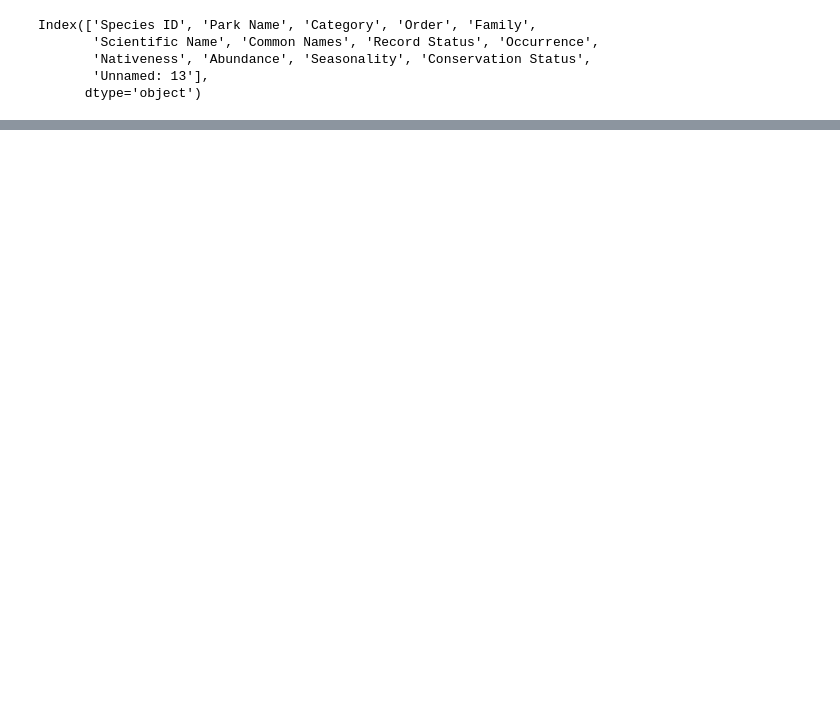
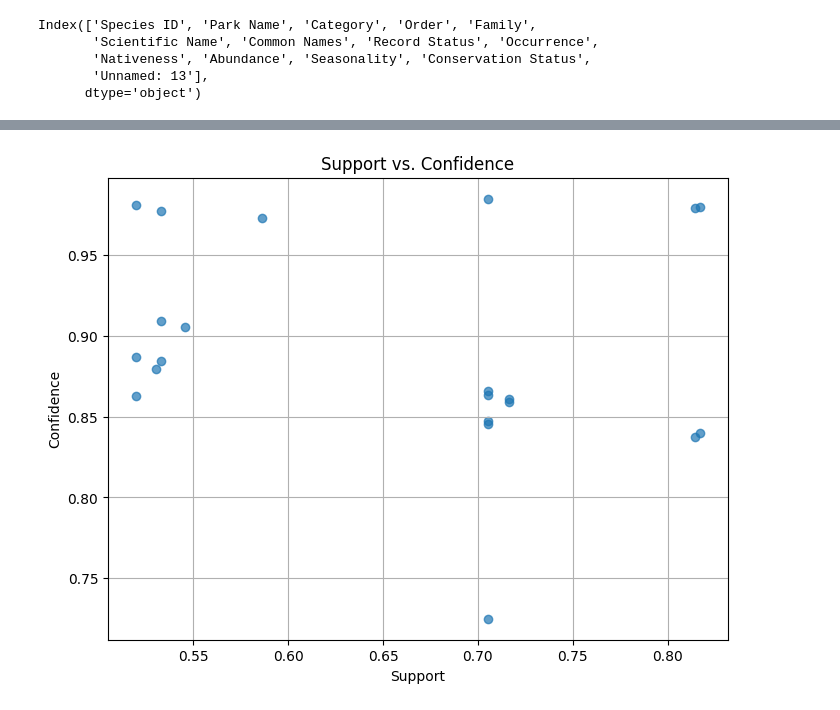
Before and after one commit to Arslan374/BDA-Assing-1, a Jupyter notebook: Assing-1.ipynb, the cells around one changed output, grey strips where cells are left out. Cells and saved outputs as stored; diff of their text form; code cells hidden in the pictures; blank space fills up the shorter version.

```diff
--- a/Assing-1.ipynb
+++ b/Assing-1.ipynb
@@ -112,38 +105,15 @@ Association Rules (Apriori):
 # %%
-
-
-# Assuming you have your association rules stored in a variable named 'association_rules'
-
 # Extract support and confidence values from the rules
-supports = rules_fpgrowth['support'].tolist()
-confidences = rules_fpgrowth['confidence'].tolist()
+supports = rules_apriori['support'].tolist()
+confidences = rules_apriori['confidence'].tolist()
 
 # Scatter plot for support vs confidence
 plt.figure(figsize=(8, 6))
 plt.scatter(supports, confidences, alpha=0.7)
 plt.xlabel('Support')
 plt.ylabel('Confidence')
 plt.title('Support vs. Confidence')
 plt.grid(True)
 plt.show()
-
-# Bar chart for support values
-plt.figure(figsize=(8, 6))
-sns.barplot(x=rules_fpgrowth.antecedents, y=supports)
-plt.xlabel('Antecedents')
-plt.ylabel('Support')
-plt.xticks(rotation=45)  # Rotate x-axis labels for better readability
-plt.title('Support of Association Rules')
-plt.tight_layout()
-plt.show()
-
-# (Optional) Heatmap for lift values (if available in your association_rules)
-if 'lift' in rules_fpgrowth.columns:
-  # Create a pivot table
-  pivot_table = rules_fpgrowth.pivot(index='antecedents', columns='consequents', values='lift')
-
-  # Heatmap for lift values
-  plt.figure(figsize=(8, 6))
-  sns.heatmap(pivot_table, annot=True, fmt=".2f")
-  plt.title('Lift Values of Association Rules')
-  plt.show()
+# %% [output]
+[figure, added]
```
Also changed, not shown: parts of 13 cells of this notebook.
